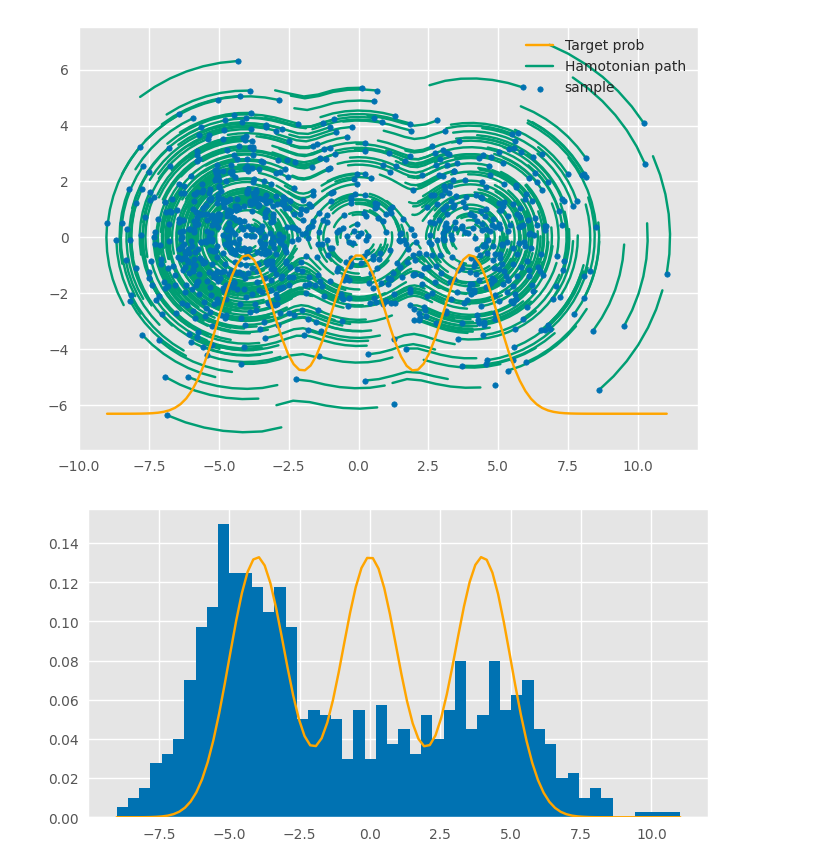
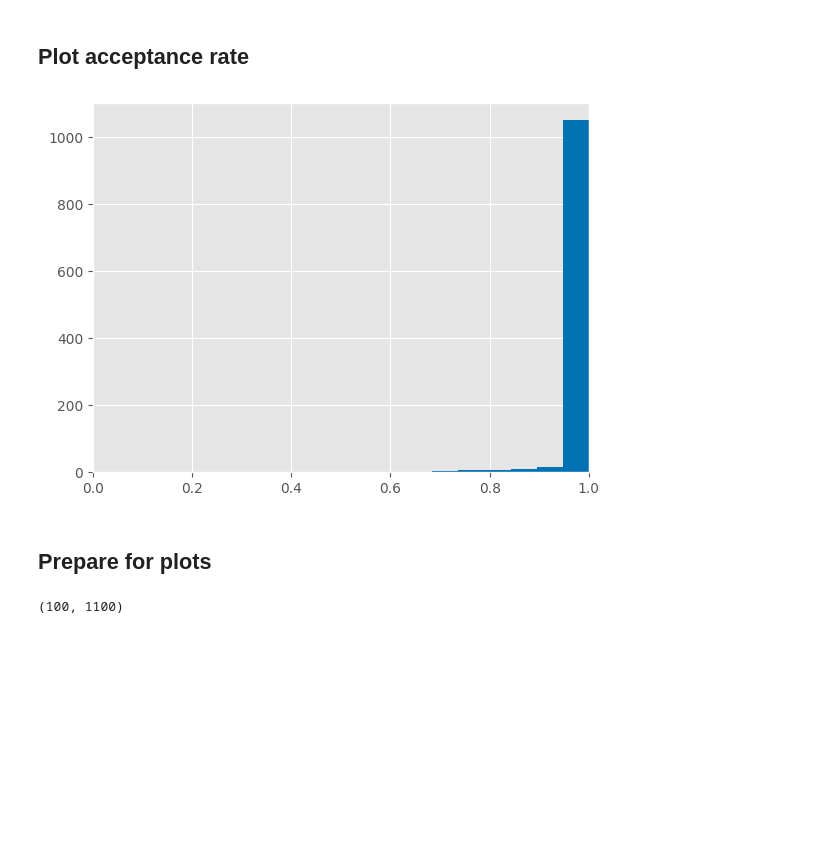
Before and after one commit to tiga1231/hamiltonian-monte-carlo, a Jupyter notebook: main.ipynb, the cells around one changed output. Saved outputs shown, nothing was run; the diff lists cells and outputs as text; code cells hidden in the pictures; blank space fills up the shorter version.

```diff
--- a/main.ipynb
+++ b/main.ipynb
@@ -116,24 +120,35 @@ def HMC(U, theta0, std=1, stepsize=0.01, n_steps=10, n_samples=10):
             - H(theta, rt)
         )
         if u < min(1, p):
+            ## accept
             theta = proposal[0]
             sample = proposal
         else:
+            ## reject
             sample = [theta, rt]
 
         yield dict(
+            acceptance = p,
             states = states,
+
             sample = sample
         )
 # %%
 %%time
+# Hamiltonian Monte Carlo
 
 U = lambda x: -torch.log(
-    (torch.exp(-x**2/2) + torch.exp(-(x+4)**2 / 2) + torch.exp(-(x-4)**2/2) )/3/np.sqrt(2*np.pi)
+    1 / np.sqrt(2*np.pi) * (
+        1/3 * torch.exp(-x**2 / 2)
+        + 1/3 * torch.exp(-(x+4)**2 / 2) +
+        + 1/3 * torch.exp(-(x-4)**2 / 2)
+    )
 )
 x0 = torch.tensor(0.01)
 
-results = HMC(U, x0, std=2, stepsize=0.1, n_steps=7, n_samples = 1000)
+n_burnin = 100
+n_samples = 1000
+results = HMC(U, x0, std=1, stepsize=0.5, n_steps=20, n_samples = n_burnin + n_samples)
 results = list(results)
 samples = torch.tensor([r['sample'] for r in results])
 states = torch.tensor([r['states'] for r in results])
@@ -143,27 +158,23 @@ Wall time: 3.03 s
-# %%
-## plot
-## 1. Draw target probability, whose neg log is defined as potential energy
-xmin = samples[:,0].min()
-xmax = samples[:,0].max()
-ymax = samples[:,1].max()
-x = torch.linspace(xmin, xmax, 100)
-y = torch.exp(-U(x))
-plt.plot(x, y/y.max()*0.9*ymax-ymax, color='orange', zorder=3, label='Target prob')
-## 2. Draw state trajectories
-for i in range(states.shape[0]):
-    plt.plot(states[i,:,0], states[i,:,1], 'C1-', label='Hamotonian path' if i==0 else None)
-## 3. Draw final samples
-plt.scatter(samples[:,0], samples[:,1], zorder=2, s=15, label='sample')
-plt.legend()
-plt.axis('equal')
-plt.show()
-
-## Draw target probability and sample KDE
-plt.figure(figsize=[8,4])
-# kdeplot(samples[:,0].numpy())
-plt.hist(samples[:,0].numpy(), bins=50, density=True)
-plt.plot(x, y, color='orange', zorder=3)
-plt.show()
-# %% [output]
-[figure, removed]
-[figure, removed]
+# %% [markdown]
+## Plot acceptance rate
+# %%
+acceptance_rate = torch.tensor([r['acceptance'] for r in results])
+acceptance_rate[acceptance_rate>1] = 1
+plt.hist(acceptance_rate.numpy(), bins=np.linspace(0,1,20))
+plt.xlim([0,1]);
+# %% [output]
+[figure, added]
+# %% [markdown]
+## Prepare for plots
+# %%
+n_sample_plot = min(5000, states.shape[0])
+
+xmin = samples[:,0].min()
+xmax = samples[:,0].max()
+ymax = samples[:,1].max()
+x = torch.linspace(xmin, xmax, 100)
+y = torch.exp(-U(x))
+
+n_burnin, n_sample_plot
+# %% [output]
+(100, 1100)
```
Also changed, not shown: parts of 8 cells of this notebook.
